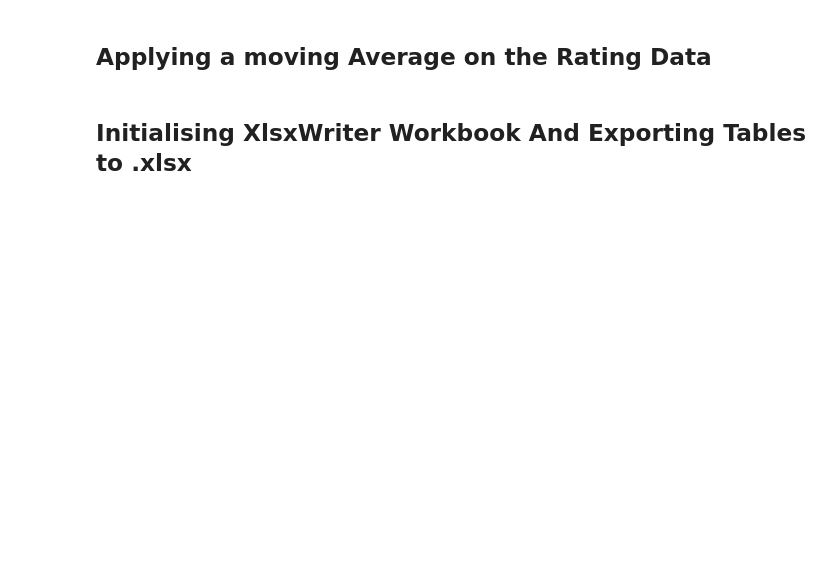
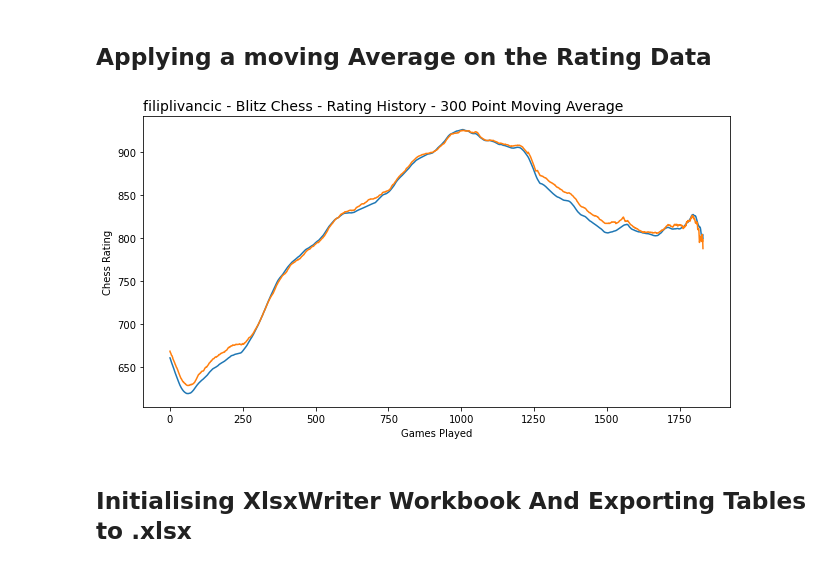
Before and after one commit to Filpill/chess_analysis, a Jupyter notebook: chess_analysis_v2.ipynb, the cells around one changed output. Saved outputs shown, nothing was run; the diff lists cells and outputs as text; code cells hidden in the pictures; blank space fills up the shorter version.

```diff
--- a/chess_analysis_v2.ipynb
+++ b/chess_analysis_v2.ipynb
@@ -538,27 +545,33 @@ pie_chart_maker(table,title,center_text,category,count,output_file)
 # %% [markdown]
 ## Applying a moving Average on the Rating Data
 # %%
-# #Applying 50 point moving average
-# result_avg_df = result_df.copy()
-# window_size = 50
-# avg_data= []
-# for i in range(result_avg_df.shape[0]):
-#     mov_avg = result_avg_df.loc[i:(i+window_size),'rating'].mean()
-#     avg_data.append(mov_avg)
+#Applying 100 point moving average
+df_blitz_avg = df_blitz.copy()
+window_size = 300
+player_avg_data= []
+opponent_avg_data= []
+for i in range(df_blitz_avg.shape[0]):
+    player_mov_avg = df_blitz_avg.loc[i:(i+window_size),'Player Rating'].mean()
+    opponent_mov_avg = df_blitz_avg.loc[i:(i+window_size),'Opponent Rating'].mean()
+    player_avg_data.append(player_mov_avg)
+    opponent_avg_data.append(opponent_mov_avg)
 
-# #Appending list to dataframe
-# result_avg_df['average_rating'] = avg_data
+#Appending list to dataframe
+df_blitz_avg['Player Average Rating'] = player_avg_data
+df_blitz_avg['Opponent Average Rating'] = opponent_avg_data
 
-# #Plotting Averaged Data
-# fig, ax = plt.subplots(figsize=(10,6))
-# ax.plot(result_avg_df.index,result_avg_df['average_rating'])
-# ax.set_title(f'{player} Chess Rating History -  50 Point Moving Average - Time Control: 10 Minutes',loc='left',fontsize=14)
-# ax.set_xlabel('Number of Rapid Games Played', fontsize = 10)
-# ax.set_ylabel('Chess Rating', fontsize=10)
-# plt.tight_layout()
+#Plotting Averaged Data
+fig, ax = plt.subplots(figsize=(9,5))
+ax.plot(df_blitz_avg.index,df_blitz_avg['Player Average Rating'])
+ax.plot(df_blitz_avg.index,df_blitz_avg['Opponent Average Rating'])
+ax.set_title(f'{player} - Blitz Chess - Rating History - {window_size} Point Moving Average',loc='left',fontsize=14)
+ax.set_xlabel('Games Played', fontsize = 10)
+ax.set_ylabel('Chess Rating', fontsize=10)
+plt.tight_layout()
 
-# #Saving Chart
-# plt.savefig(pathing('pictures','rating_hist_avg.png'),dpi=100)
+plt.savefig(pathing('charts','avg_rating_line.png'),dpi=100)
+# %% [output]
+[figure, added]
 # %% [markdown]
 ## Initialising XlsxWriter Workbook And Exporting Tables to .xlsx
 # %%
```
Also changed, not shown: parts of 4 cells of this notebook, 2 other files.
